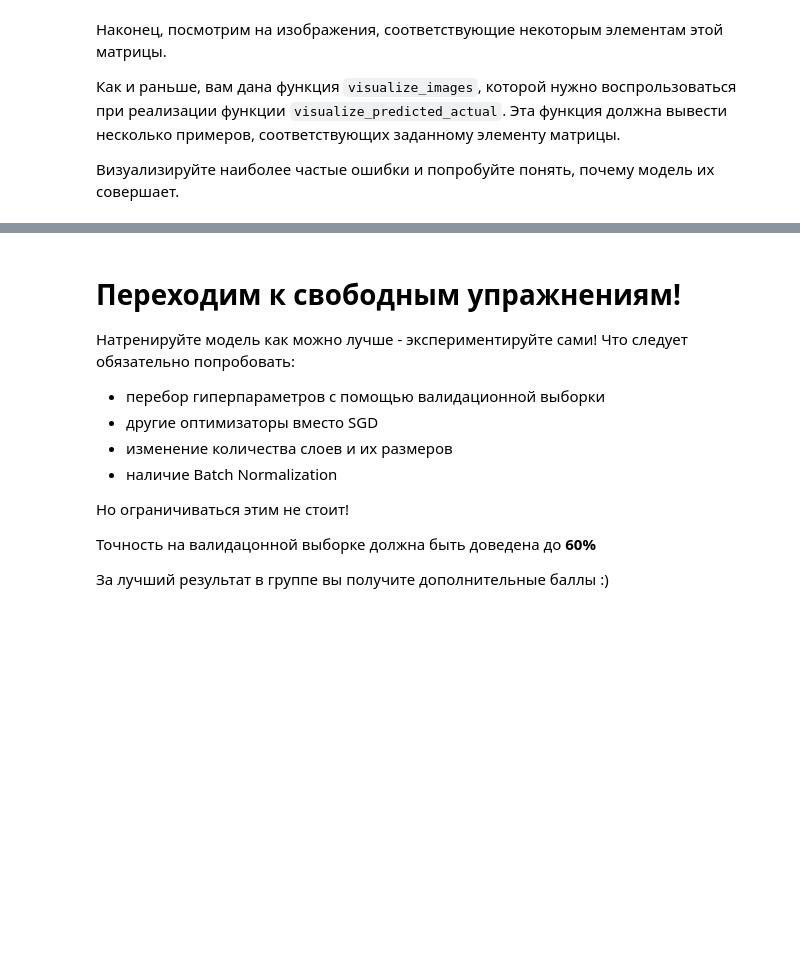
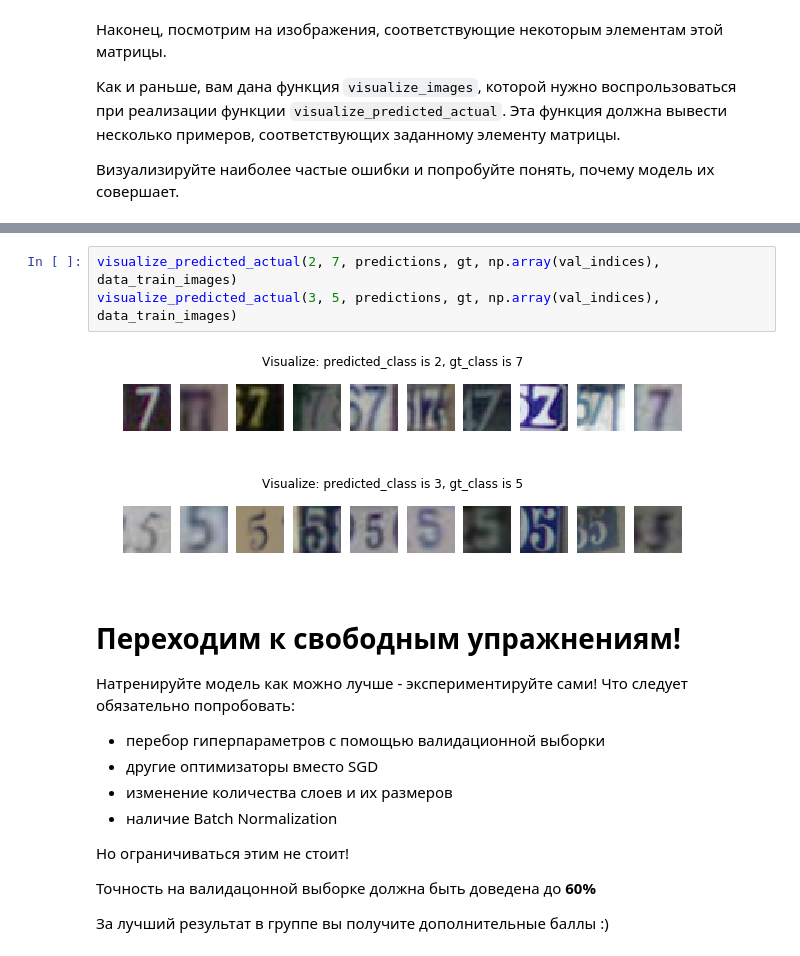
Before and after one commit to shereshevskiy/dlcourse_ai, a Jupyter notebook: assignments/assignment2/PyTorch.ipynb, the cells around one changed output, grey strips where cells are left out. Drawn from its saved outputs; the diff is of its cells as text; blank space fills up the shorter version.

```diff
--- a/assignments/assignment2/PyTorch.ipynb
+++ b/assignments/assignment2/PyTorch.ipynb
@@ -491,3 +489,9 @@ visualize_predicted_actual(1, 7, predictions, gt, np.array(val_indices), data_tr
+# %%
+visualize_predicted_actual(2, 7, predictions, gt, np.array(val_indices), data_train_images)
+visualize_predicted_actual(3, 5, predictions, gt, np.array(val_indices), data_train_images)
+# %% [output]
+[figure, added]
+[figure, added]
 # %% [markdown]
 # Переходим к свободным упражнениям!
 
```
Also changed, not shown: parts of 6 cells of this notebook.
